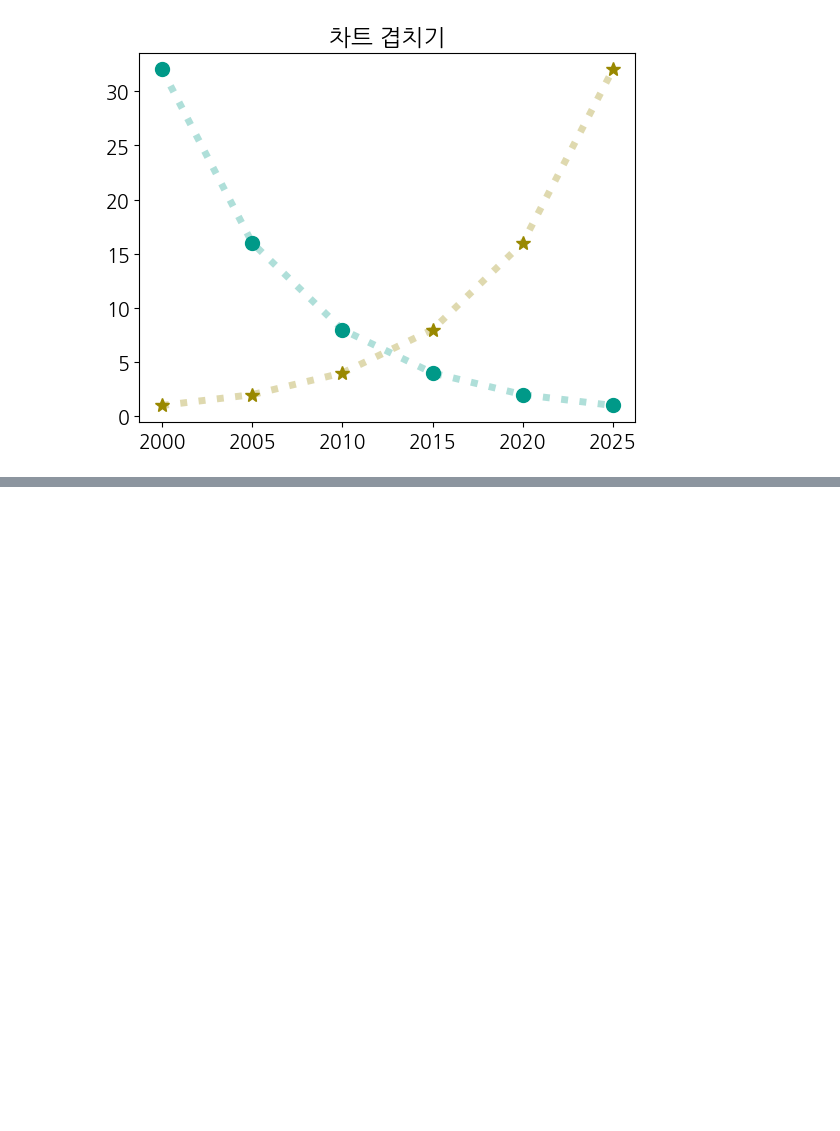
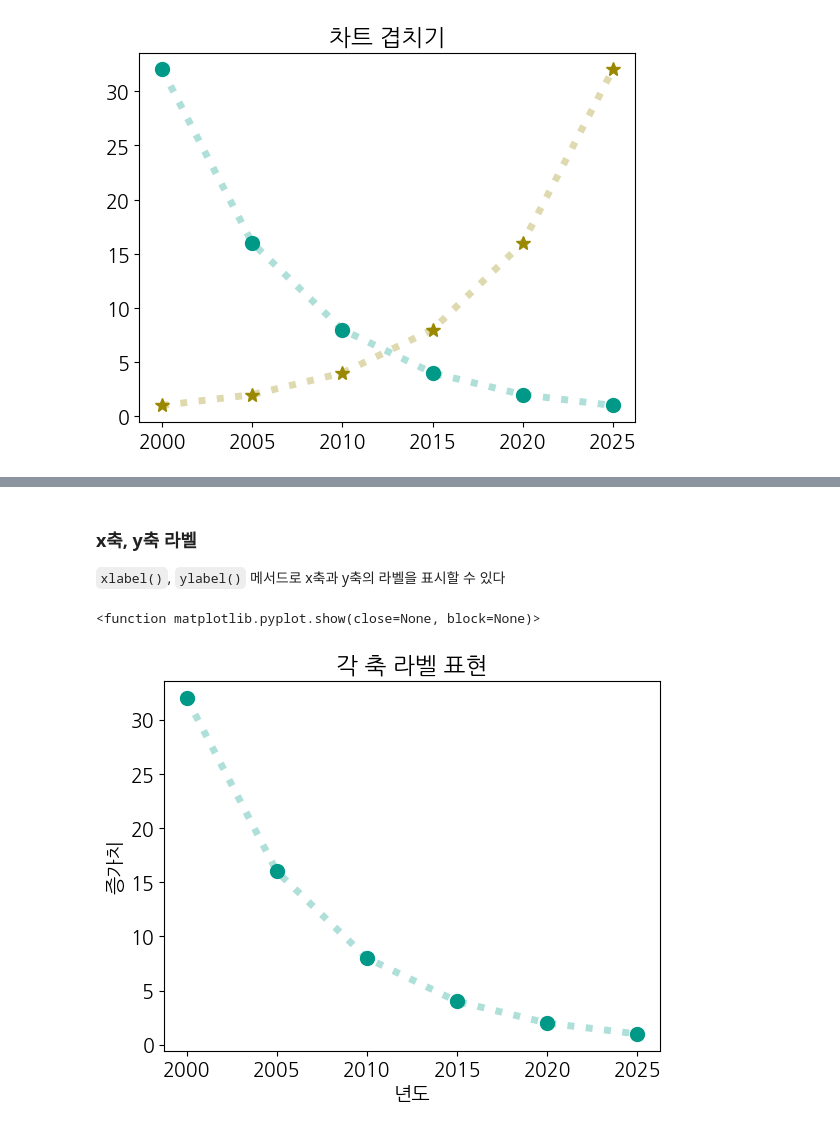
Before and after one commit to DDDDKo/python_study, a Jupyter notebook: matplotlib_visualize_data/matplotlib_basic.ipynb, the cells around one changed output, grey strips where cells are left out. Saved outputs shown, nothing was run; the diff lists cells and outputs as text; code cells hidden in the pictures; blank space fills up the shorter version.

```diff
--- a/matplotlib_visualize_data/matplotlib_basic.ipynb
+++ b/matplotlib_visualize_data/matplotlib_basic.ipynb
@@ -173,0 +190,13 @@ plt.show
+# %% [markdown]
+### x축, y축 라벨
+`xlabel()`, `ylabel()` 메서드로 x축과 y축의 라벨을 표시할 수 있다
+# %%
+plt.title('각 축 라벨 표현')
+plt.plot([2000, 2005, 2010, 2015, 2020, 2025], [32, 16, 8, 4, 2, 1],
+         lw=5, c='#00998850', ls=':', marker='o', ms=10, mfc='#009988', label='감소')
+plt.xlabel('년도')
+plt.ylabel('증가치')
+plt.show
+# %% [output]
+<function matplotlib.pyplot.show(close=None, block=None)>
+[figure, added]
```
Also changed, not shown: parts of 7 cells of this notebook.
